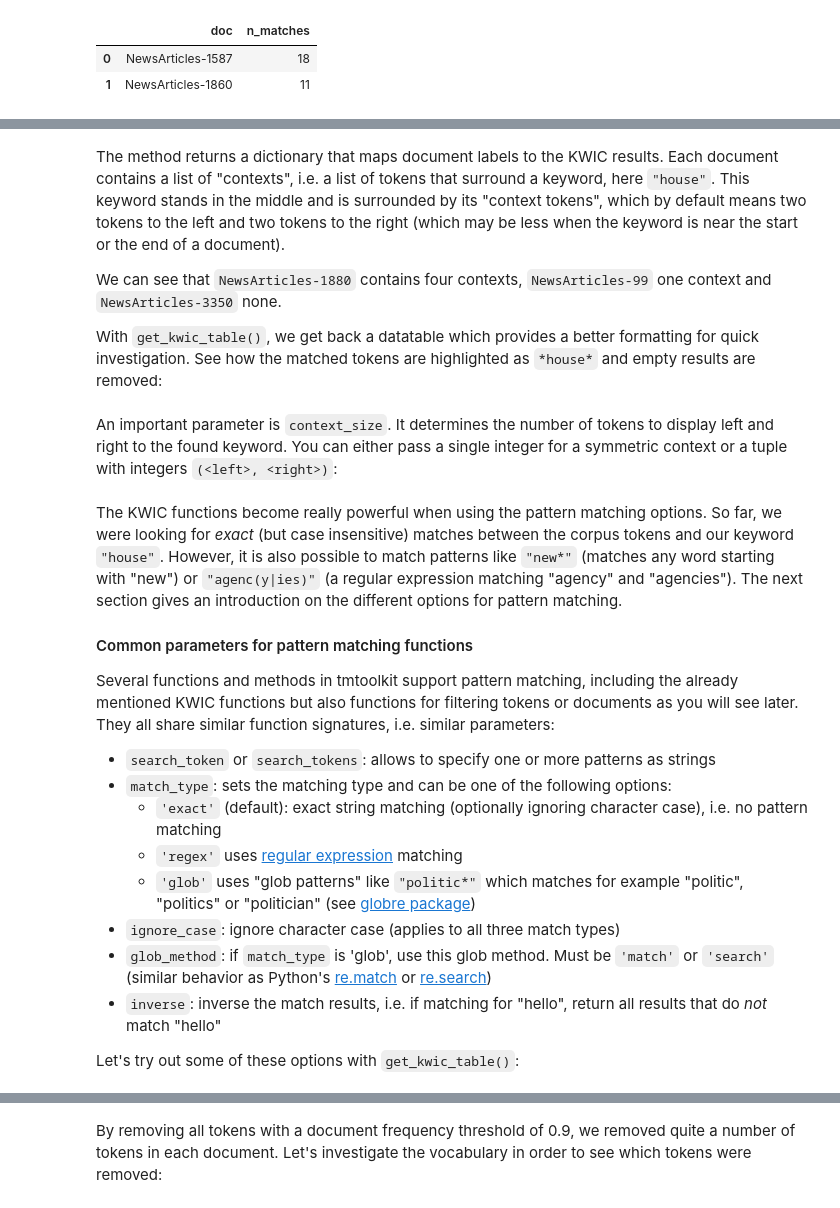
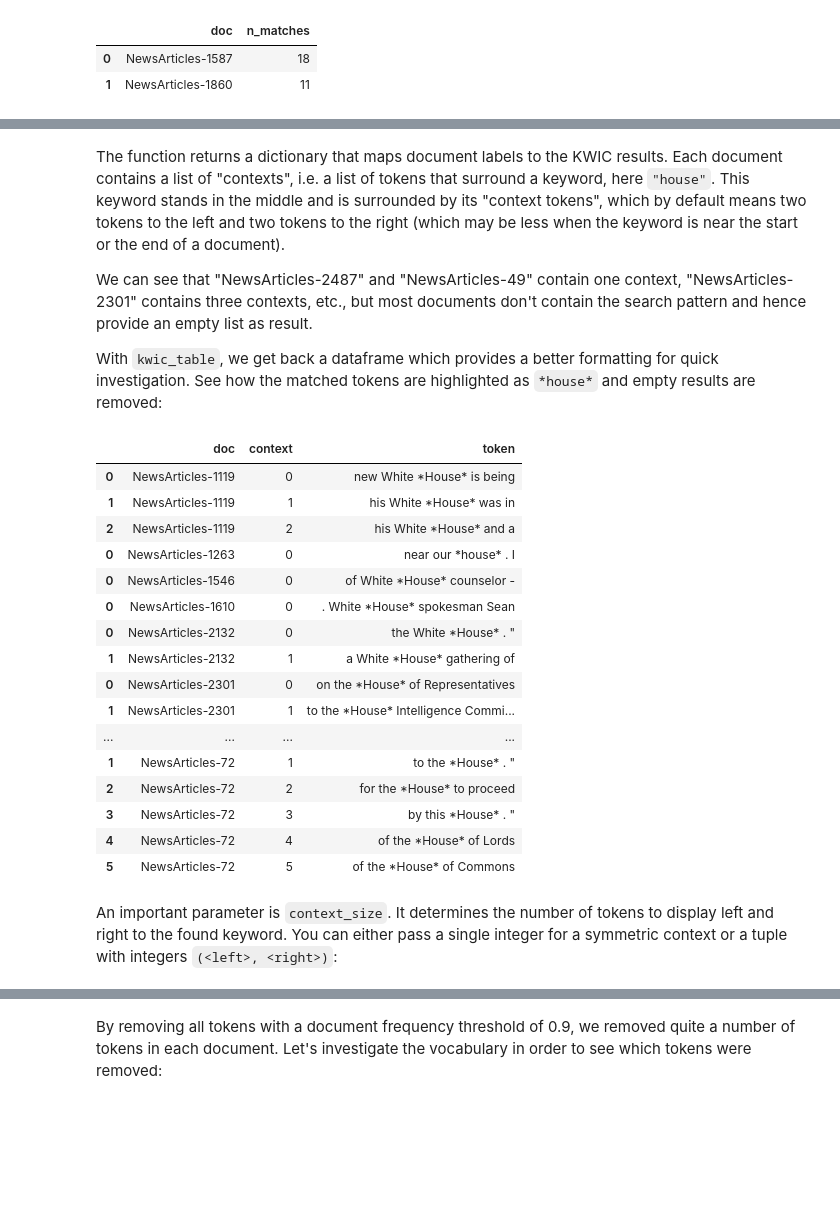
Before and after one commit to WZBSocialScienceCenter/tmtoolkit, a Jupyter notebook: doc/source/preprocessing.ipynb, the cells around one changed output, grey strips where cells are left out. Drawn from its saved outputs; the diff is of its cells as text; code cells hidden in the pictures; blank space fills up the shorter version.

```diff
--- a/doc/source/preprocessing.ipynb
+++ b/doc/source/preprocessing.ipynb
@@ -903,6 +922,6 @@ preproc.get_kwic('house', ignore_case=True)
 # %% [markdown]
-The method returns a dictionary that maps document labels to the KWIC results. Each document contains a list of "contexts", i.e. a list of tokens that surround a keyword, here `"house"`. This keyword stands in the middle and is surrounded by its "context tokens", which by default means two tokens to the left and two tokens to the right (which may be less when the keyword is near the start or the end of a document).
+The function returns a dictionary that maps document labels to the KWIC results. Each document contains a list of "contexts", i.e. a list of tokens that surround a keyword, here `"house"`. This keyword stands in the middle and is surrounded by its "context tokens", which by default means two tokens to the left and two tokens to the right (which may be less when the keyword is near the start or the end of a document).
 
-We can see that `NewsArticles-1880` contains four contexts, `NewsArticles-99` one context and `NewsArticles-3350` none.
+We can see that "NewsArticles-2487" and "NewsArticles-49" contain one context, "NewsArticles-2301" contains three contexts, etc., but most documents don't contain the search pattern and hence provide an empty list as result.
 
-With `get_kwic_table()`, we get back a datatable which provides a better formatting for quick investigation. See how the matched tokens are highlighted as `*house*` and empty results are removed:
+With `kwic_table`, we get back a dataframe which provides a better formatting for quick investigation. See how the matched tokens are highlighted as `*house*` and empty results are removed:
@@ -911,2 +928,24 @@ preproc.get_kwic_table('house', ignore_case=True)
+# %%
+from tmtoolkit.corpus import kwic_table
+
+kwic_table(corpus_orig, 'house', ignore_case=True)
+# %% [output]
+|  | doc | context | token |
+| 0 | NewsArticles-1119 | 0 | new White *House* is being |
+| 1 | NewsArticles-1119 | 1 | his White *House* was in |
+| 2 | NewsArticles-1119 | 2 | his White *House* and a |
+| 0 | NewsArticles-1263 | 0 | near our *house* . I |
+| 0 | NewsArticles-1546 | 0 | of White *House* counselor - |
+| 0 | NewsArticles-1610 | 0 | . White *House* spokesman Sean |
+| 0 | NewsArticles-2132 | 0 | the White *House* . " |
+| 1 | NewsArticles-2132 | 1 | a White *House* gathering of |
+| 0 | NewsArticles-2301 | 0 | on the *House* of Representatives |
+| 1 | NewsArticles-2301 | 1 | to the *House* Intelligence Commi... |
+| ... | ... | ... | ... |
+| 1 | NewsArticles-72 | 1 | to the *House* . " |
+| 2 | NewsArticles-72 | 2 | for the *House* to proceed |
+| 3 | NewsArticles-72 | 3 | by this *House* . " |
+| 4 | NewsArticles-72 | 4 | of the *House* of Lords |
+| 5 | NewsArticles-72 | 5 | of the *House* of Commons |
 # %% [markdown]
 An important parameter is `context_size`. It determines the number of tokens to display left and right to the found keyword. You can either pass a single integer for a symmetric context or a tuple with integers `(<left>, <right>)`:
@@ -917,17 +951,0 @@ preproc.get_kwic_table('house', ignore_case=True, context_size=(1, 4))
-# %% [markdown]
-The KWIC functions become really powerful when using the pattern matching options. So far, we were looking for *exact* (but case insensitive) matches between the corpus tokens and our keyword `"house"`. However, it is also possible to match patterns like `"new*"` (matches any word starting with "new") or `"agenc(y|ies)"` (a regular expression matching "agency" and "agencies"). The next section gives an introduction on the different options for pattern matching.
-
-#### Common parameters for pattern matching functions
-
-Several functions and methods in tmtoolkit support pattern matching, including the already mentioned KWIC functions but also functions for filtering tokens or documents as you will see later. They all share similar function signatures, i.e. similar parameters:
-
-- `search_token` or `search_tokens`: allows to specify one or more patterns as strings
-- `match_type`: sets the matching type and can be one of the following options:
-  - `'exact'` (default): exact string matching (optionally ignoring character case), i.e. no pattern matching
-  - `'regex'` uses [regular expression](https://docs.python.org/3/library/re.html) matching
-  - `'glob'` uses "glob patterns" like `"politic*"` which matches for example "politic", "politics" or "politician" (see [globre package](https://pypi.org/project/globre/))
-- `ignore_case`: ignore character case (applies to all three match types)
-- `glob_method`: if `match_type` is 'glob', use this glob method. Must be `'match'` or `'search'` (similar behavior as Python's [re.match](https://docs.python.org/3/library/re.html#re.match) or [re.search](https://docs.python.org/3/library/re.html#re.search))
-- `inverse`: inverse the match results, i.e. if matching for "hello", return all results that do *not* match "hello"
-
-Let's try out some of these options with `get_kwic_table()`:
```
Also changed, not shown: parts of 72 cells of this notebook.
